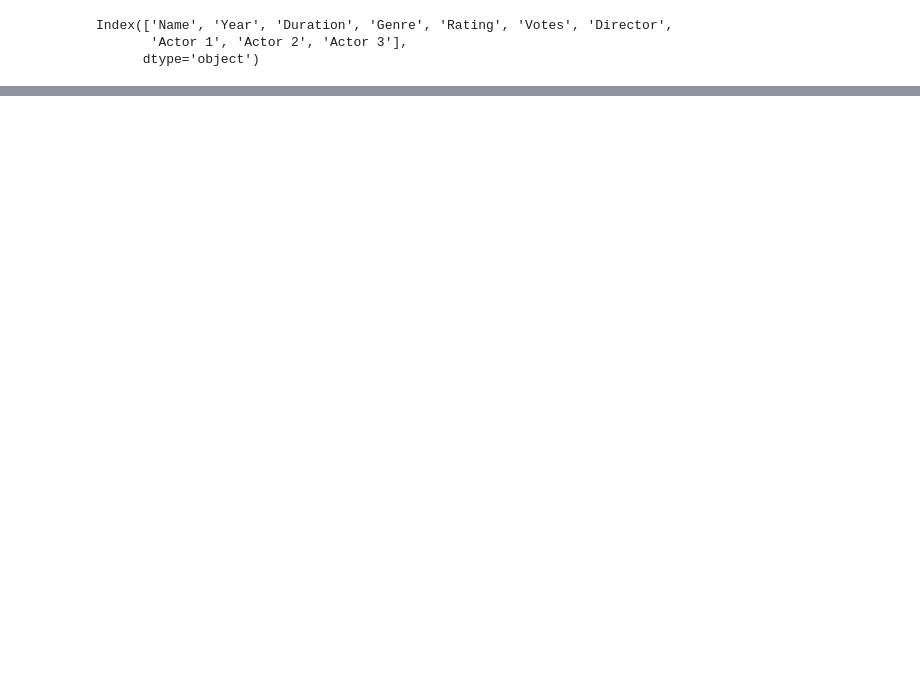
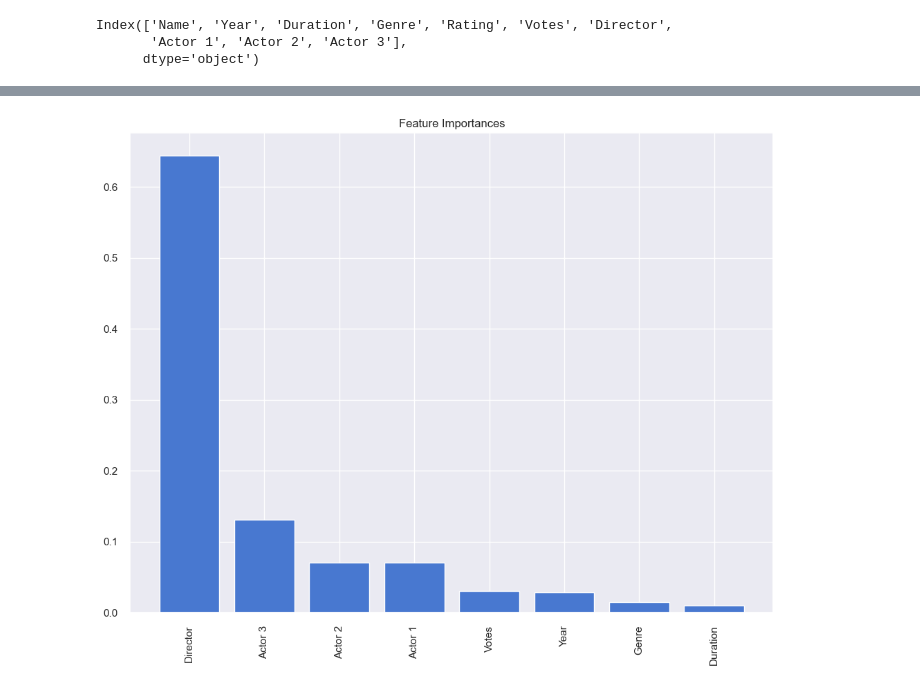
Before and after one commit to Daiaa-K/CODSOFT, a Jupyter notebook: IMDB india movies EDA and Prediction/Movies EDA and Regression.ipynb, the cells around one changed output, grey strips where cells are left out. Drawn from its saved outputs; the diff is of its cells as text; code cells hidden in the pictures; blank space fills up the shorter version.

```diff
--- a/IMDB india movies EDA and Prediction/Movies EDA and Regression.ipynb
+++ b/IMDB india movies EDA and Prediction/Movies EDA and Regression.ipynb
@@ -112,0 +391,4 @@ array(['(2019)', '(1997)', '(2005)', '(2012)', '(2014)', '(2004)',
+# %%
+scaler = RobustScaler()
+scaler.fit(X)
+X.loc[:,:] = scaler.transform(X.loc[:,:])
@@ -112,0 +411,6 @@ array(['(2019)', '(1997)', '(2005)', '(2012)', '(2014)', '(2004)',
+# %%
+X_train,X_test,y_train,y_test = train_test_split(X,y,test_size=0.2,random_state=7,shuffle=True)
+# %%
+lgbm_model = XGBRegressor(objective ='reg:squarederror',gamma=1.3,learning_rate=0.127,max_delta_step=10)
+# %%
+lgbm_model.fit(X_train,y_train)
@@ -112,0 +543,13 @@ array(['(2019)', '(1997)', '(2005)', '(2012)', '(2014)', '(2004)',
+# %%
+fs = lgbm_model.feature_importances_
+feature_names = X.columns
+
+feature_importances = pd.DataFrame(fs,feature_names).sort_values(by=0,ascending=False)
+plt.figure(figsize=(12, 9))
+plt.title("Feature Importances")
+plt.bar(x=feature_importances.index,height=feature_importances[0])
+plt.xticks(rotation=90)
+
+plt.show()
+# %% [output]
+[figure, added]
```
Also changed, not shown: parts of 85 cells of this notebook.
